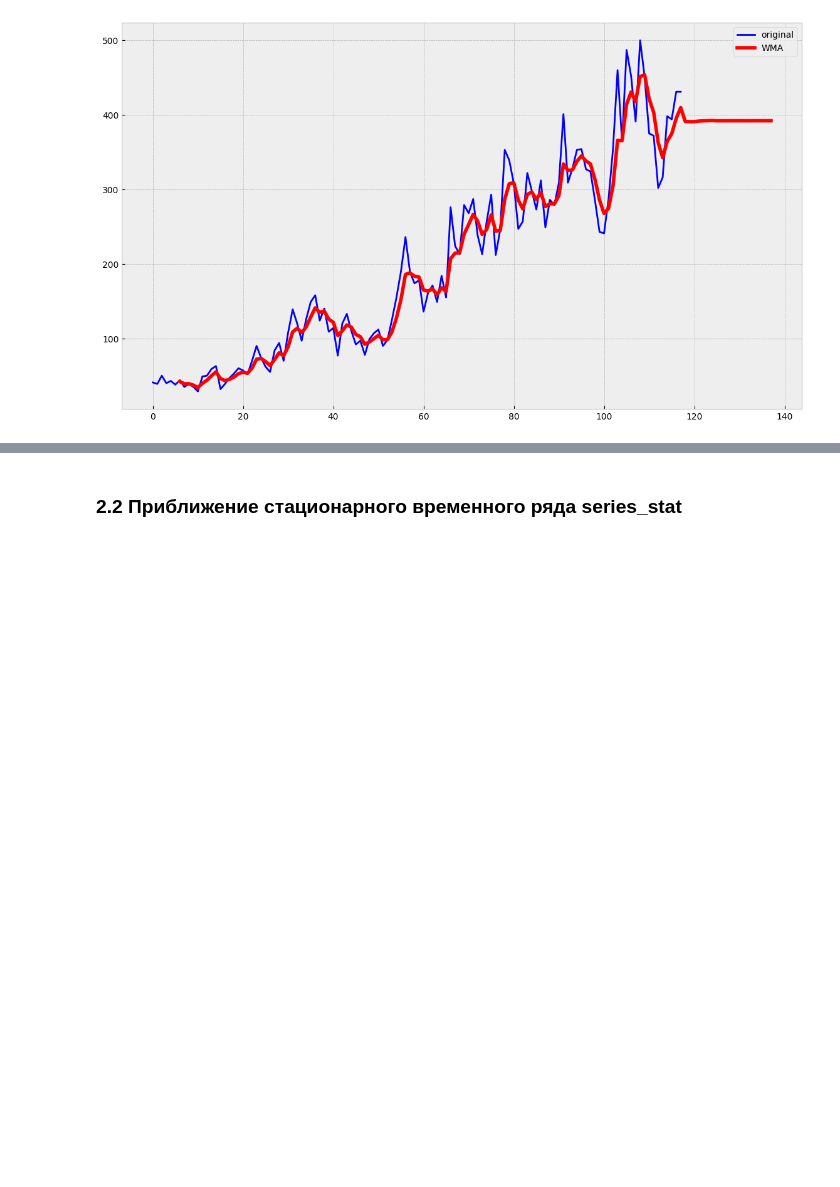
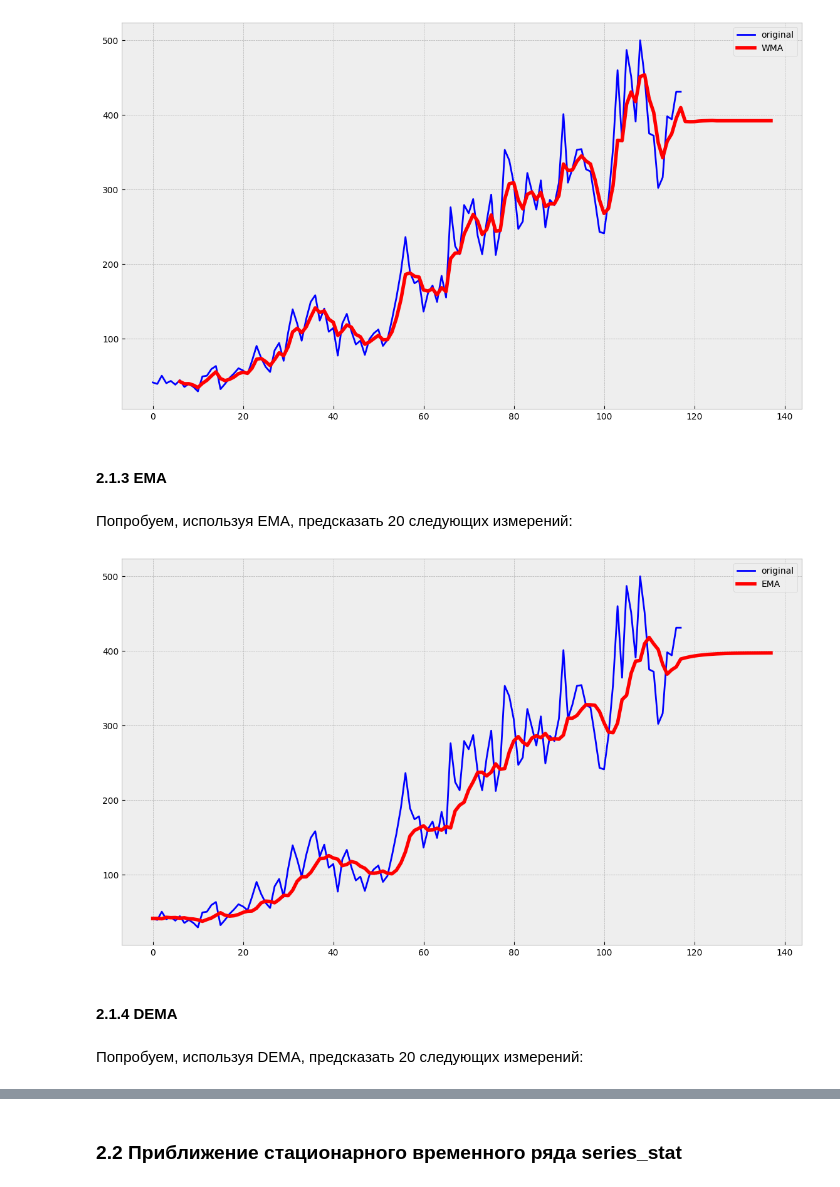
Before and after one commit to BalshowAndrew/time_series, a Jupyter notebook: ts_studying/02_hw_time_series.ipynb, the cells around one changed output, grey strips where cells are left out. Saved outputs shown, nothing was run; the diff lists cells and outputs as text; code cells hidden in the pictures; blank space fills up the shorter version.

Commit message:
02_hw_time_series was done

```diff
--- a/ts_studying/02_hw_time_series.ipynb
+++ b/ts_studying/02_hw_time_series.ipynb
@@ -193,3 +186,5 @@ with plt.style.context('bmh'):
     plt.legend()
 # %% [output]
 [figure]
+# %% [markdown]
+#### 2.1.3 EMA
@@ -195,0 +197,25 @@ with plt.style.context('bmh'):
+# %% [markdown]
+Попробуем, используя EMA, предсказать 20 следующих измерений:
+# %%
+def ema_predict(series, alpha, n_pred):
+    if not isinstance(series, pd.Series):
+        series = pd.Series(series)
+    result = [series[0]]
+    for n in range(1, len(series)):
+        result.append(alpha * series[n-1] + (1 - alpha) * result[n-1])
+    predict = [alpha * series[len(series) - 1] + (1 - alpha) * result[-1]]
+    for _ in range(n_pred):
+        res = alpha * predict[-1] + (1 - alpha) * result[-1]
+        result.append(res)
+    return(pd.Series(result))
+# %%
+ema_pred = ema_predict(series, 0.2, 20)
+with plt.style.context('bmh'):
+    plt.figure(figsize=(14, 8))
+    plt.plot(series, color='blue',label='original')
+    plt.plot(ema_pred, color='red', linewidth='4', label='EMA')
+    plt.legend()
+# %% [output]
+[figure, added]
+# %% [markdown]
+#### 2.1.4 DEMA
@@ -195,0 +232,2 @@ with plt.style.context('bmh'):
+# %% [markdown]
+Попробуем, используя DEMA, предсказать 20 следующих измерений:
```
Also changed, not shown: parts of 48 cells of this notebook, 1 other file.
